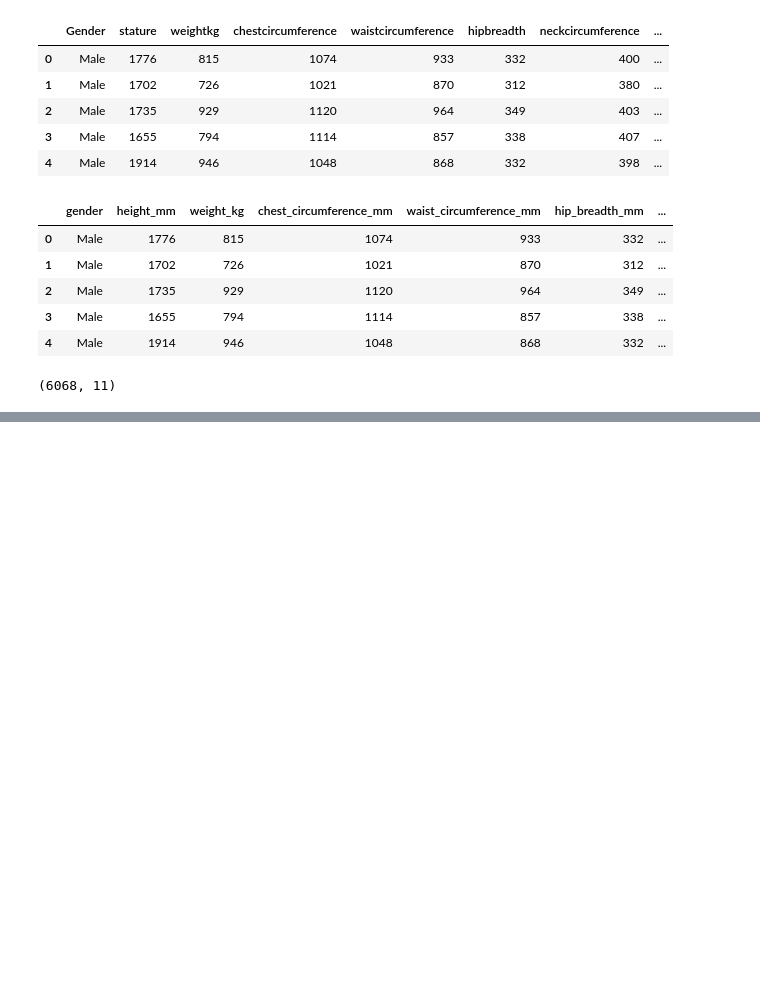
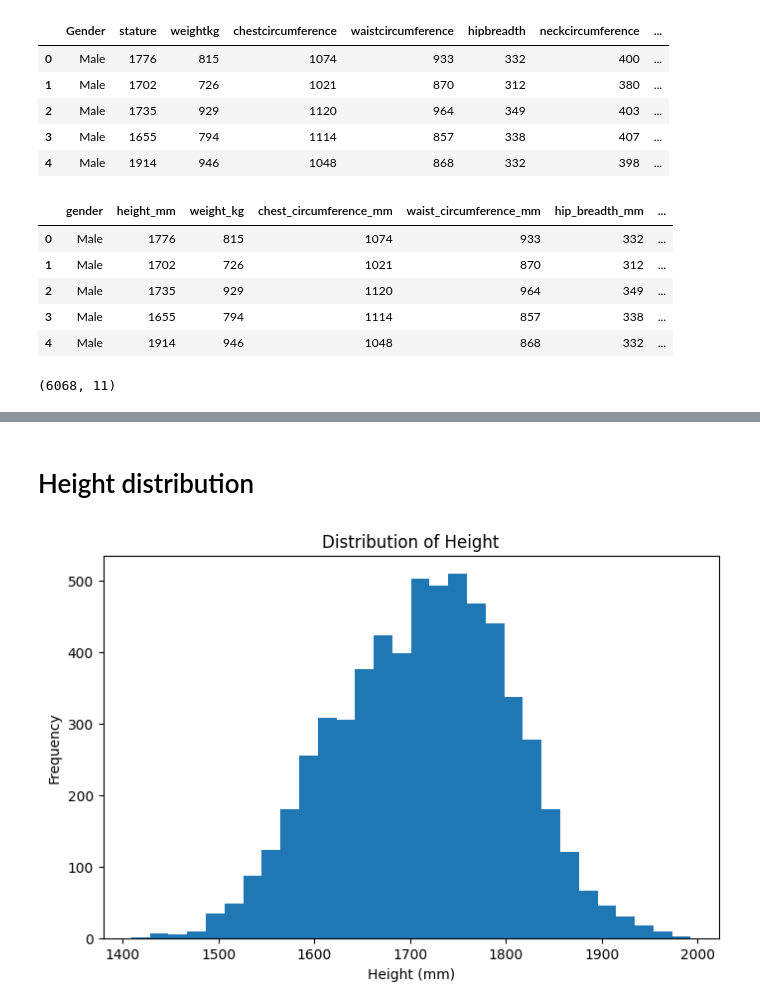
Before and after one commit to Twyla-art/CLOTHING-SIZE-RECOMMENDATION, a Jupyter notebook: clothing size recommendation.ipynb, the cells around one changed output, grey strips where cells are left out. Drawn from its saved outputs; the diff is of its cells as text; code cells hidden in the pictures; blank space fills up the shorter version.

```diff
--- a/clothing size recommendation.ipynb
+++ b/clothing size recommendation.ipynb
@@ -342,0 +366,16 @@ df.shape
+# %% [markdown]
+# Height distribution
+# %%
+# Distribution of height
+
+plt.figure(figsize=(8,5))
+
+plt.hist(df["height_mm"], bins=30)
+
+plt.title("Distribution of Height")
+plt.xlabel("Height (mm)")
+plt.ylabel("Frequency")
+
+plt.show()
+# %% [output]
+[figure, added]
```
Also changed, not shown: parts of 15 cells of this notebook.
